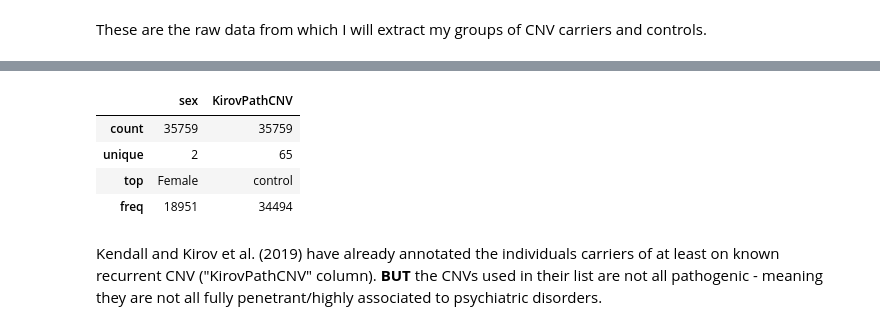
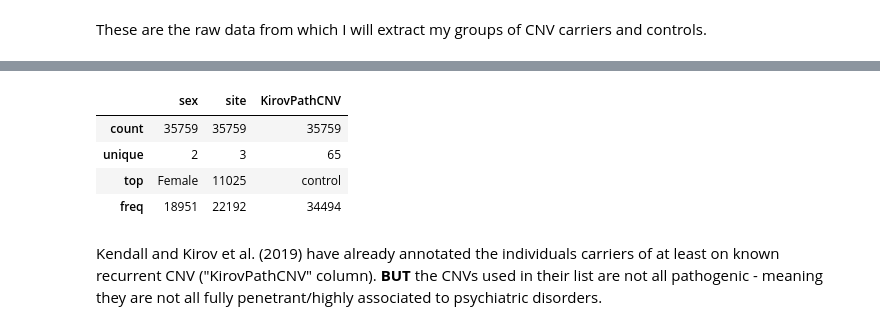
Before and after one commit to brainhack-school2020/EliseD_BLUP_Brain-Learning-Unicorn-Project, a Jupyter notebook: Data_description_and_selection.ipynb, the cells around one changed output, grey strips where cells are left out. Cells and saved outputs as stored; diff of their text form; code cells hidden in the pictures.

```diff
--- a/Data_description_and_selection.ipynb
+++ b/Data_description_and_selection.ipynb
@@ -20,0 +39,14 @@ UKBB_gen_MRI = pandas.read_csv(UKBB_gen_MRI_path,sep=',')
+# %%
+# Import my left and right hemisphers dataset
+UKBB_gen_MRI_path_lh = ('/home/elise/Documents/UKBB/FreeSurfer_Desikan_parcellation/Freesurfer_aparc_volume_lh_UKBB_40k_CNVs_apr2020.csv')
+UKBB_gen_MRI_lh = pandas.read_csv(UKBB_gen_MRI_path_lh,sep=',')
+
+UKBB_gen_MRI_path_rh = ('/home/elise/Documents/UKBB/FreeSurfer_Desikan_parcellation/Freesurfer_aparc_volume_rh_UKBB_40k_CNVs_apr2020.csv')
+UKBB_gen_MRI_rh = pandas.read_csv(UKBB_gen_MRI_path_rh,sep=',')
+# The total volume is duplicated in the lh and rh files
+UKBB_gen_MRI_rh = UKBB_gen_MRI_rh.rename(columns={'Total': 'Total_bis'})
+
+# Import the file with Total Intracranial Volume (TIV)
+UKBB_TIV_MRI_path = ('/home/elise/Documents/UKBB/FreeSurfer_Desikan_parcellation/ASEG_UKBB_40k_SubCortVolumes_and_Globals.csv')
+UKBB_TIV_MRI = pandas.read_csv(UKBB_TIV_MRI_path,sep=',')
+UKBB_TIV_MRI = UKBB_TIV_MRI[["eid","EstimatedTotalIntraCranialVol"]]
@@ -21 +63,6 @@ UKBB_gen_MRI = pandas.read_csv(UKBB_gen_MRI_path,sep=',')
+# %%
+# Merge both datasets (previously remove the duplicated columns in the rh dataset)
+UKBB_gen_MRI_rh = UKBB_gen_MRI_rh.drop(["sex", "site", "age", "KirovPathCNV","Total_bis"], axis=1)
+UKBB_gen_MRI = pandas.merge(UKBB_gen_MRI_lh,UKBB_gen_MRI_rh,on="eid")
+UKBB_gen_MRI = pandas.merge(UKBB_TIV_MRI,UKBB_gen_MRI,on="eid")
 # %% [markdown]
@@ -36,12 +98,14 @@ UKBB_gen_MRI.head()
 # %%
+# Change my "site" column into categorical variable
+UKBB_gen_MRI['site'] = UKBB_gen_MRI['site'].astype(object)
 # Show the description of the columns with categorie variables
 UKBB_gen_MRI.describe(include = 'object')
 # %% [output]
-|  | sex | KirovPathCNV |
-| count | 35759 | 35759 |
-| unique | 2 | 65 |
-| top | Female | control |
-| freq | 18951 | 34494 |
+|  | sex | site | KirovPathCNV |
+| count | 35759 | 35759 | 35759 |
+| unique | 2 | 3 | 65 |
+| top | Female | 11025 | control |
+| freq | 18951 | 22192 | 34494 |
 # %% [markdown]
 Kendall and Kirov et al. (2019) have already annotated the individuals carriers of at least on known recurrent CNV ("KirovPathCNV" column).
 **BUT** the CNVs used in their list are not all pathogenic - meaning they are not all fully penetrant/highly associated to psychiatric disorders.
```
Also changed, not shown: parts of 34 cells of this notebook, 1 other file.
